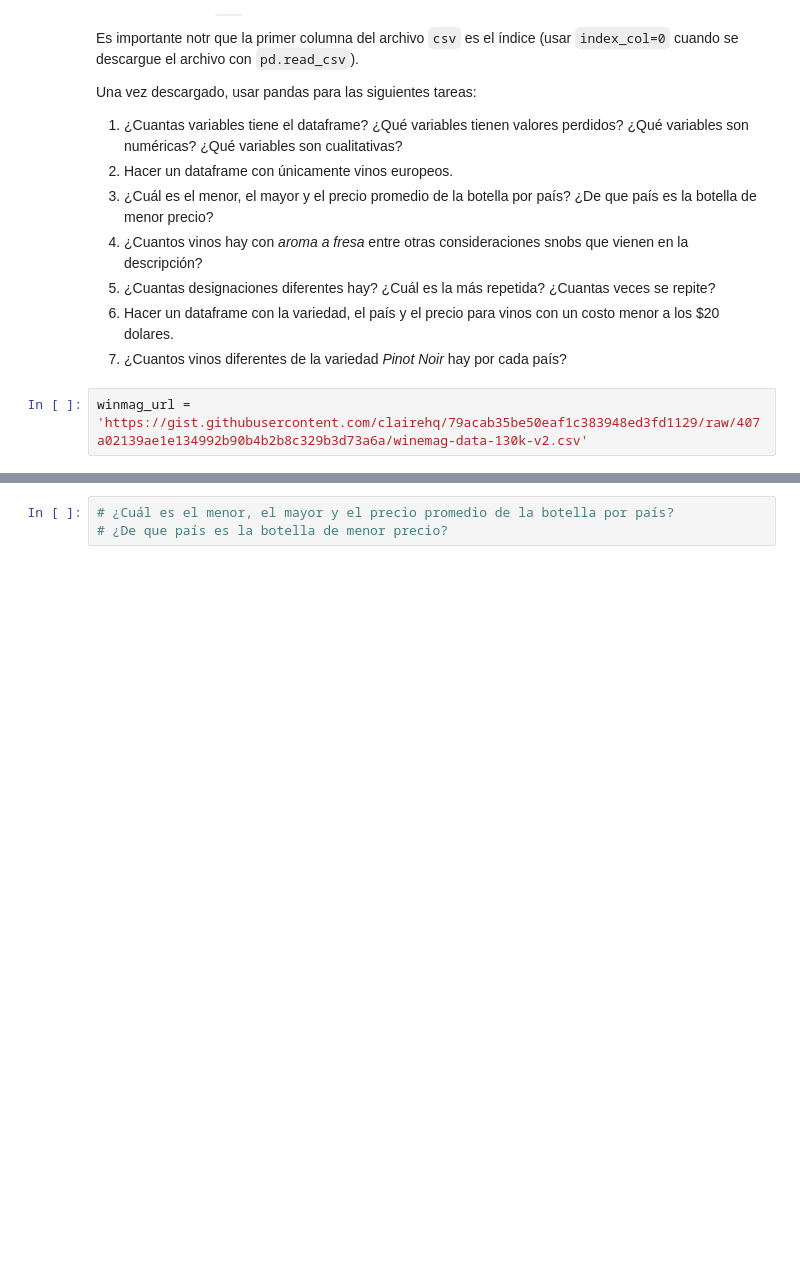
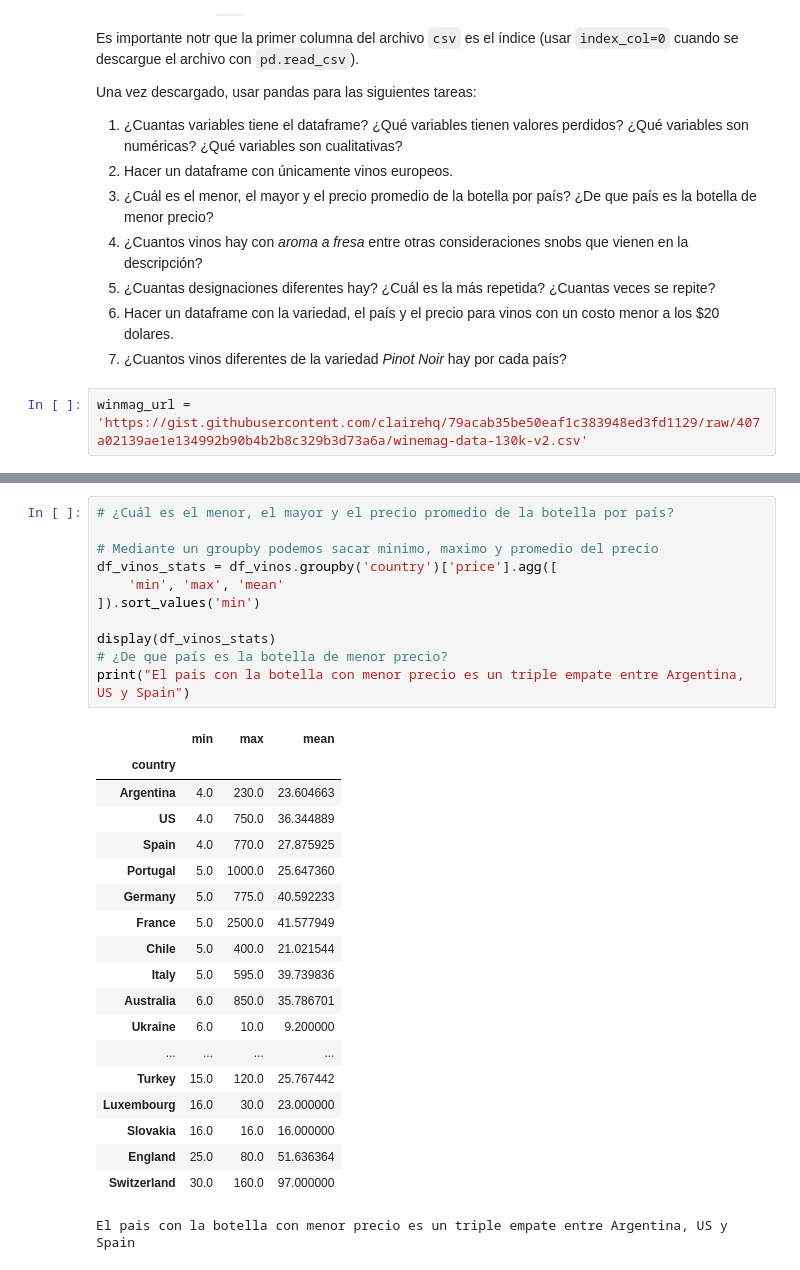
Before and after one commit to JosephLeyva/MCDProgramacion, a Jupyter notebook: intro_pandas.ipynb, the cells around one changed output, grey strips where cells are left out. Saved outputs shown, nothing was run; the diff lists cells and outputs as text; blank space fills up the shorter version.

```diff
--- a/intro_pandas.ipynb
+++ b/intro_pandas.ipynb
@@ -548,5 +602,33 @@ winmag_url = 'https://gist.githubusercontent.com/clairehq/79acab35be50eaf1c38394
 # %%
 # ¿Cuál es el menor, el mayor y el precio promedio de la botella por país?
+
+# Mediante un groupby podemos sacar minimo, maximo y promedio del precio
+df_vinos_stats = df_vinos.groupby('country')['price'].agg([
+    'min', 'max', 'mean'
+]).sort_values('min')
+
+display(df_vinos_stats)
 # ¿De que país es la botella de menor precio?
+print("El pais con la botella con menor precio es un triple empate entre Argentina, US y Spain")
+# %% [output]
+|  | min | max | mean |
+| country |  |  |  |
+| Argentina | 4.0 | 230.0 | 23.604663 |
+| US | 4.0 | 750.0 | 36.344889 |
+| Spain | 4.0 | 770.0 | 27.875925 |
+| Portugal | 5.0 | 1000.0 | 25.647360 |
+| Germany | 5.0 | 775.0 | 40.592233 |
+| France | 5.0 | 2500.0 | 41.577949 |
+| Chile | 5.0 | 400.0 | 21.021544 |
+| Italy | 5.0 | 595.0 | 39.739836 |
+| Australia | 6.0 | 850.0 | 35.786701 |
+| Ukraine | 6.0 | 10.0 | 9.200000 |
+| ... | ... | ... | ... |
+| Turkey | 15.0 | 120.0 | 25.767442 |
+| Luxembourg | 16.0 | 30.0 | 23.000000 |
+| Slovakia | 16.0 | 16.0 | 16.000000 |
+| England | 25.0 | 80.0 | 51.636364 |
+| Switzerland | 30.0 | 160.0 | 97.000000 |
+El pais con la botella con menor precio es un triple empate entre Argentina, US y Spain
 # %%
 # ¿Cuantos vinos hay con *aroma a fresa* entre otras consideraciones snobs que vienen en la descripción?
```
Also changed, not shown: parts of 9 cells of this notebook.
